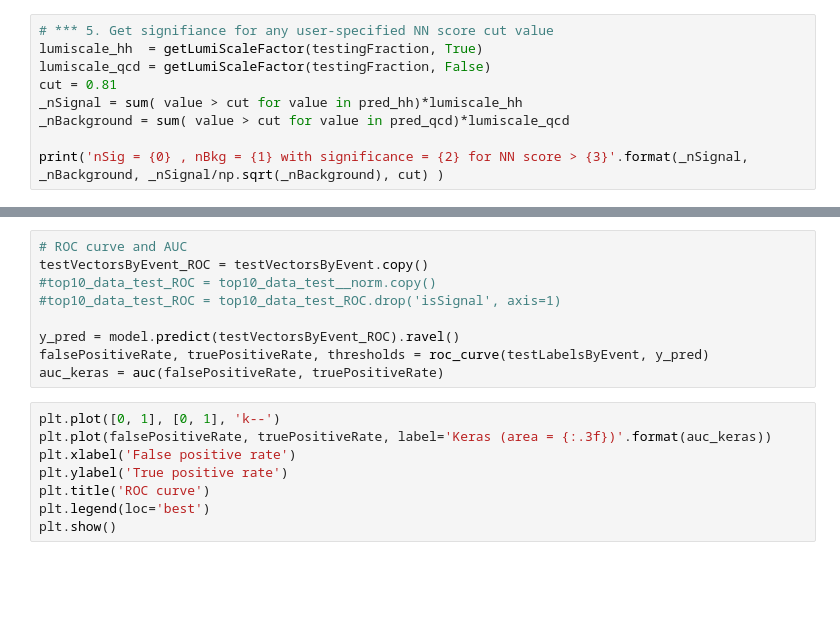
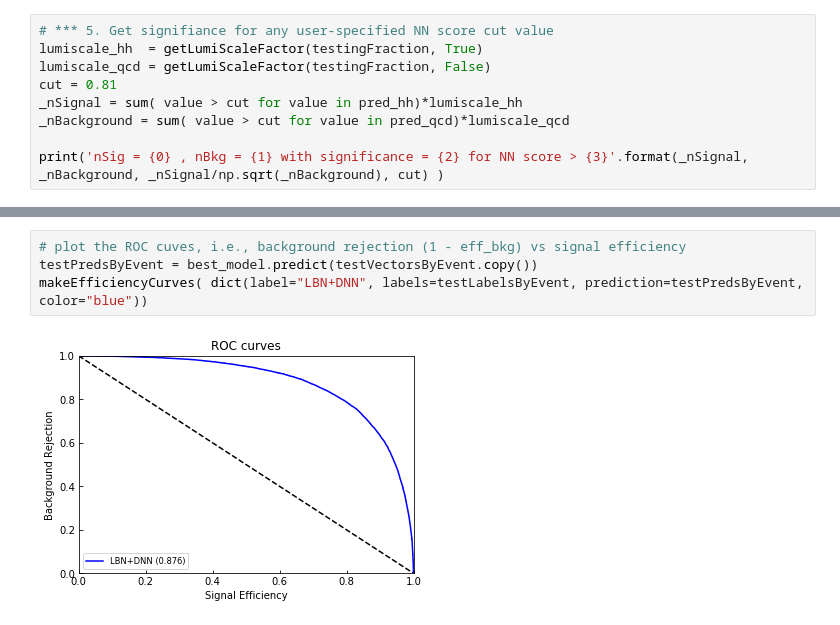
Before and after one commit to neu-physics/dihiggsMLProject, a Jupyter notebook: lorentzBoostNetwork/tensorFlow_lorentzBoost.ipynb, the cells around one changed output, grey strips where cells are left out. Saved outputs shown, nothing was run; the diff lists cells and outputs as text; blank space fills up the shorter version.

```diff
--- a/lorentzBoostNetwork/tensorFlow_lorentzBoost.ipynb
+++ b/lorentzBoostNetwork/tensorFlow_lorentzBoost.ipynb
@@ -351,17 +398,6 @@ model.summary()
-# %%
-# ROC curve and AUC
-testVectorsByEvent_ROC = testVectorsByEvent.copy()
-#top10_data_test_ROC = top10_data_test__norm.copy()
-#top10_data_test_ROC = top10_data_test_ROC.drop('isSignal', axis=1)
-
-y_pred = model.predict(testVectorsByEvent_ROC).ravel()
-falsePositiveRate, truePositiveRate, thresholds = roc_curve(testLabelsByEvent, y_pred)
-auc_keras = auc(falsePositiveRate, truePositiveRate)
-# %%
-plt.plot([0, 1], [0, 1], 'k--')
-plt.plot(falsePositiveRate, truePositiveRate, label='Keras (area = {:.3f})'.format(auc_keras))
-plt.xlabel('False positive rate')
-plt.ylabel('True positive rate')
-plt.title('ROC curve')
-plt.legend(loc='best')
-plt.show()
+# %%
+# plot the ROC cuves, i.e., background rejection (1 - eff_bkg) vs signal efficiency
+testPredsByEvent = best_model.predict(testVectorsByEvent.copy())
+makeEfficiencyCurves( dict(label="LBN+DNN", labels=testLabelsByEvent, prediction=testPredsByEvent, color="blue"))
+# %% [output]
+[figure, added]
```
Also changed, not shown: parts of 11 cells of this notebook, 1 other file.
